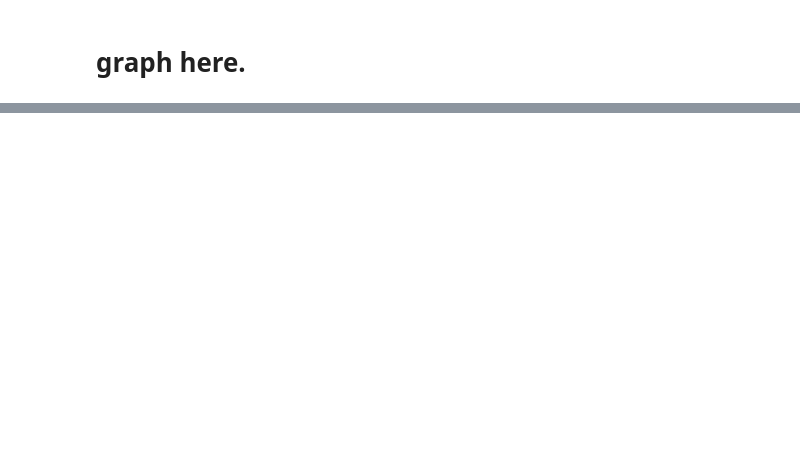
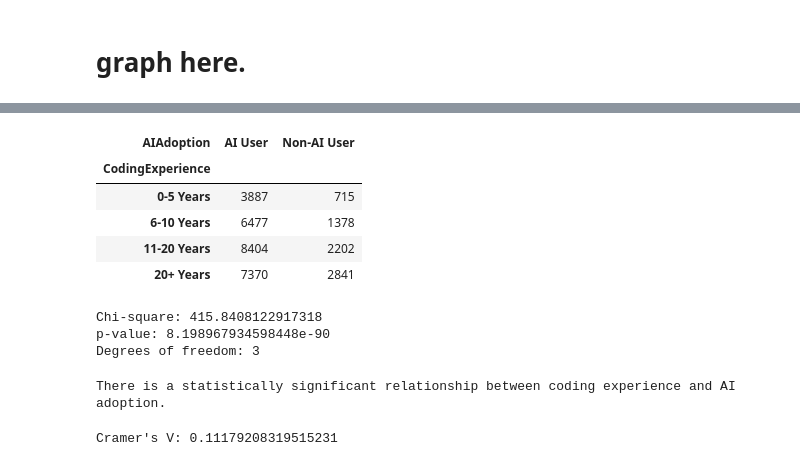
Before and after one commit to RaveTheBrave/Udacity-Data-Science-Stack-Overflow-Blog-Post, a Jupyter notebook: Stack Overflow Blog Post.ipynb, the cells around one changed output, grey strips where cells are left out. Cells and saved outputs as stored; diff of their text form; code cells hidden in the pictures; blank space fills up the shorter version.

```diff
--- a/Stack Overflow Blog Post.ipynb
+++ b/Stack Overflow Blog Post.ipynb
@@ -233,0 +316,44 @@ ai_by_career
+# %%
+contingency_table = pd.crosstab(
+    df['CareerStage'],
+    df['AIAdoption']
+)
+
+contingency_table
+# %% [output]
+| AIAdoption | AI User | Non-AI User |
+| CodingExperience |  |  |
+| 0-5 Years | 3887 | 715 |
+| 6-10 Years | 6477 | 1378 |
+| 11-20 Years | 8404 | 2202 |
+| 20+ Years | 7370 | 2841 |
+# %%
+from scipy.stats import chi2_contingency
+
+chi2, p, dof, expected = chi2_contingency(contingency_table)
+
+print("Chi-square:", chi2)
+print("p-value:", p)
+print("Degrees of freedom:", dof)
+# %% [output]
+Chi-square: 415.8408122917318
+p-value: 8.198967934598448e-90
+Degrees of freedom: 3
+# %%
+alpha = 0.05
+
+if p < alpha:
+    print("There is a statistically significant relationship between career stage and AI adoption.")
+else:
+    print("There is not enough evidence to conclude that career stage and AI adoption are related.")
+# %% [output]
+There is a statistically significant relationship between coding experience and AI adoption.
+# %%
+n = contingency_table.to_numpy().sum()
+min_dim = min(contingency_table.shape) - 1
+
+cramers_v = np.sqrt(chi2 / (n * min_dim))
+
+print("Cramer's V:", cramers_v)
+# %% [output]
+Cramer's V: 0.11179208319515231
```
Also changed, not shown: parts of 27 cells of this notebook.
